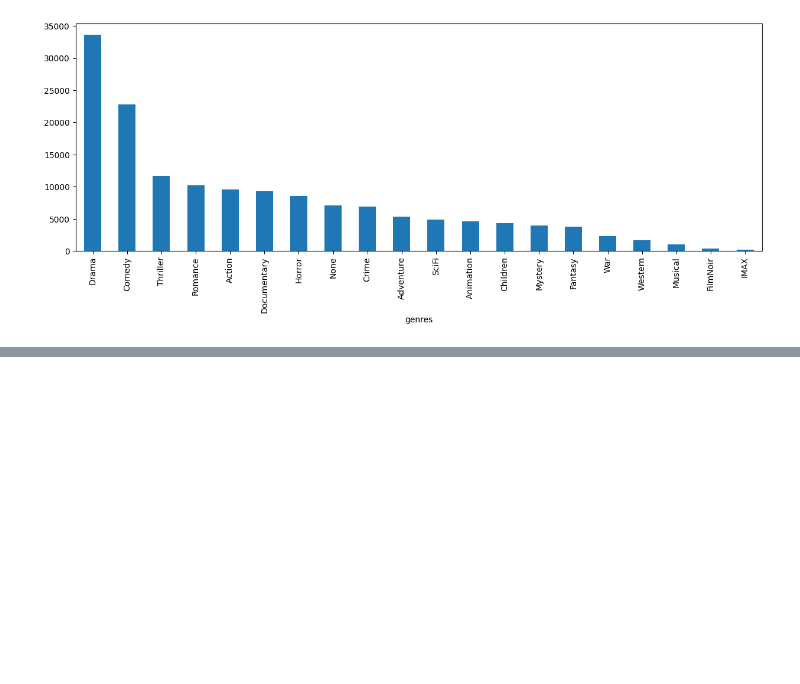
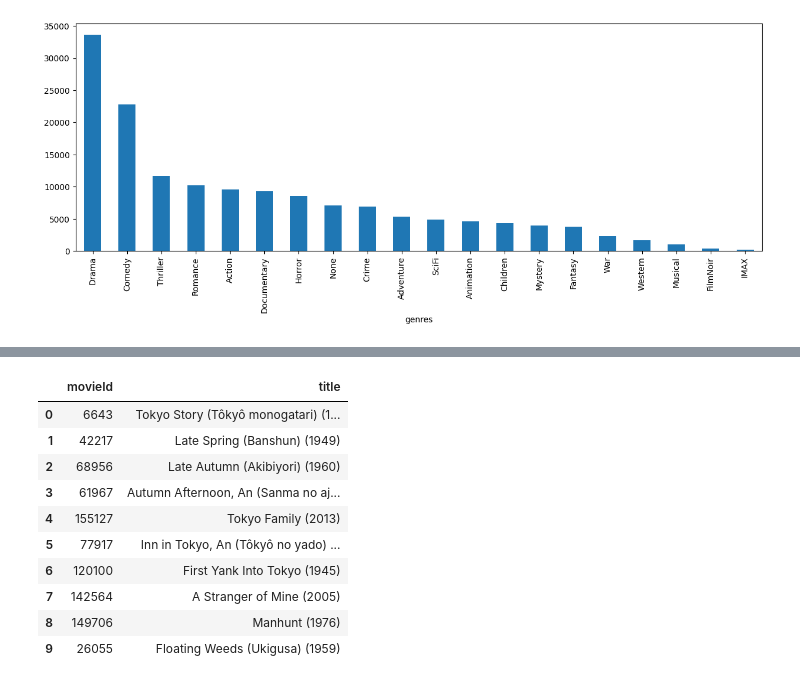
Before and after one commit to nabil0n/MachineLearning-Isak-Andersson, a Jupyter notebook: Labb/labb2/recommender.ipynb, the cells around one changed output, grey strips where cells are left out. Cells and saved outputs as stored; diff of their text form; code cells hidden in the pictures; blank space fills up the shorter version.

```diff
--- a/Labb/labb2/eda.ipynb
+++ b/Labb/labb2/recommender.ipynb
@@ -112,0 +153,10 @@ cosine_sim_df
+# %%
+cosine_sim = cosine_similarity(tags_tfid_mtrix, tags_tfid_mtrix)
+# %%
+indices = pd.Series(tags_grouped.index, index=tags_grouped['movieId'])
+# %%
+indices = indices[~indices.index.duplicated(keep='last')]
+# %%
+movie_index = indices[1]
+similarity_scores = pd.DataFrame(cosine_sim[movie_index], index=indices.index, columns=['score'])
+similarity_scores['score'].sort_values(ascending=False).head(10)
@@ -112,0 +176,26 @@ cosine_sim_df
+# %%
+def get_recommendations(movie_id):
+    movie_index = indices[movie_id]
+    similarity_scores = pd.DataFrame(cosine_sim[movie_index], index=indices.index, columns=['score']).sort_values(by='score', ascending=False).head(10)
+
+    recommendations = {}
+
+    for movie in similarity_scores.index:
+        recommendations[movie] = movies[movies['movieId'] == movie]['title'].values[0]
+
+    return pd.DataFrame(recommendations.items(), columns=['movieId', 'title'])
+
+
+get_recommendations(6643)
+# %% [output]
+|  | movieId | title |
+| 0 | 6643 | Tokyo Story (Tôkyô monogatari) (1... |
+| 1 | 42217 | Late Spring (Banshun) (1949) |
+| 2 | 68956 | Late Autumn (Akibiyori) (1960) |
+| 3 | 61967 | Autumn Afternoon, An (Sanma no aj... |
+| 4 | 155127 | Tokyo Family (2013) |
+| 5 | 77917 | Inn in Tokyo, An (Tôkyô no yado) ... |
+| 6 | 120100 | First Yank Into Tokyo (1945) |
+| 7 | 142564 | A Stranger of Mine (2005) |
+| 8 | 149706 | Manhunt (1976) |
+| 9 | 26055 | Floating Weeds (Ukigusa) (1959) |
```
Also changed, not shown: parts of 20 cells of this notebook, 1 other file.
